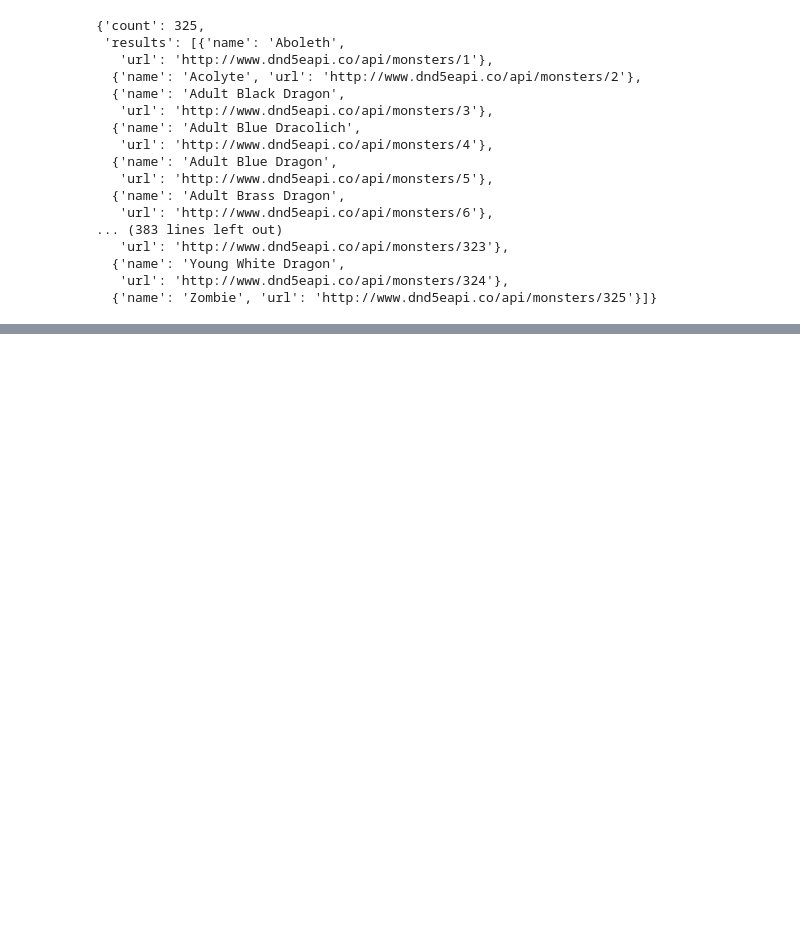
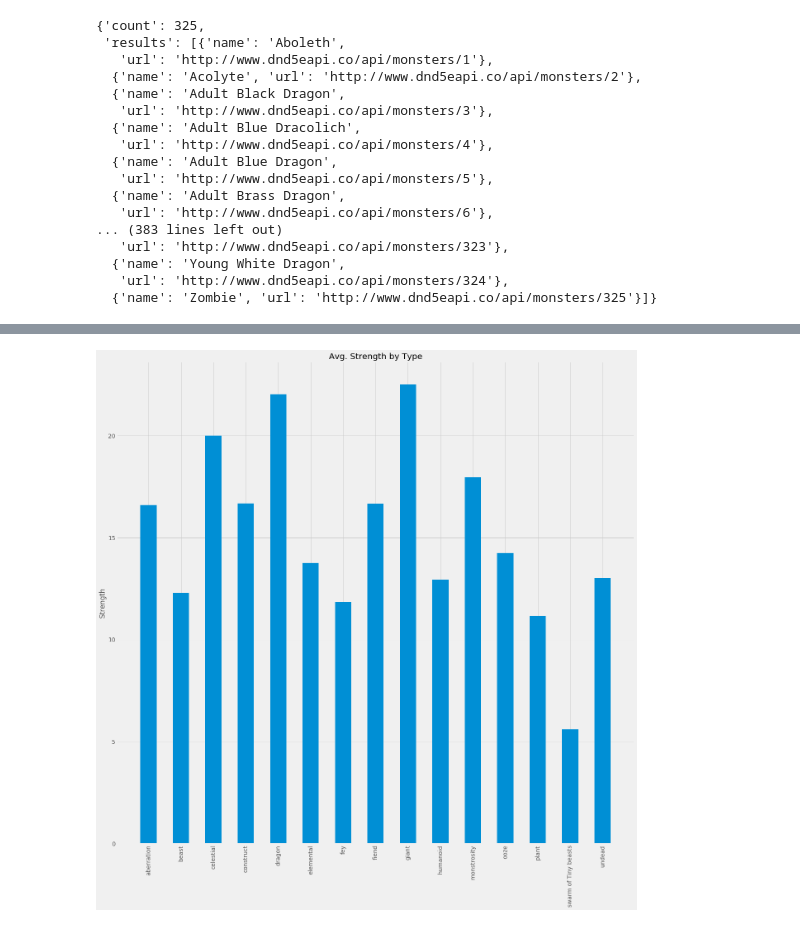
Before and after one commit to claxtonh/Project-1, a Jupyter notebook: Getting Data-Copy2.ipynb, the cells around one changed output, grey strips where cells are left out. Drawn from its saved outputs; the diff is of its cells as text; code cells hidden in the pictures; blank space fills up the shorter version.

```diff
--- a/Getting Data-Copy2.ipynb
+++ b/Getting Data-Copy2.ipynb
@@ -164,11 +253,13 @@ type_str
 # %%
 plt.bar(type_str["type"], type_str["strength"], width = 0.5)
 plt.title("Avg. Strength by Type")
 plt.ylabel("Strength")
 plt.xticks(rotation="vertical")
 fig = plt.gcf()
-fig.set_size_inches(9, 7)
+fig.set_size_inches(20, 20)
 fig.savefig('bar_str_type.png')
+# %% [output]
+[figure, added]
 # %%
 type_amount=monster.groupby("type")["name"].count()
 type_amount
```
Also changed, not shown: parts of 20 cells of this notebook, 2 other files.
